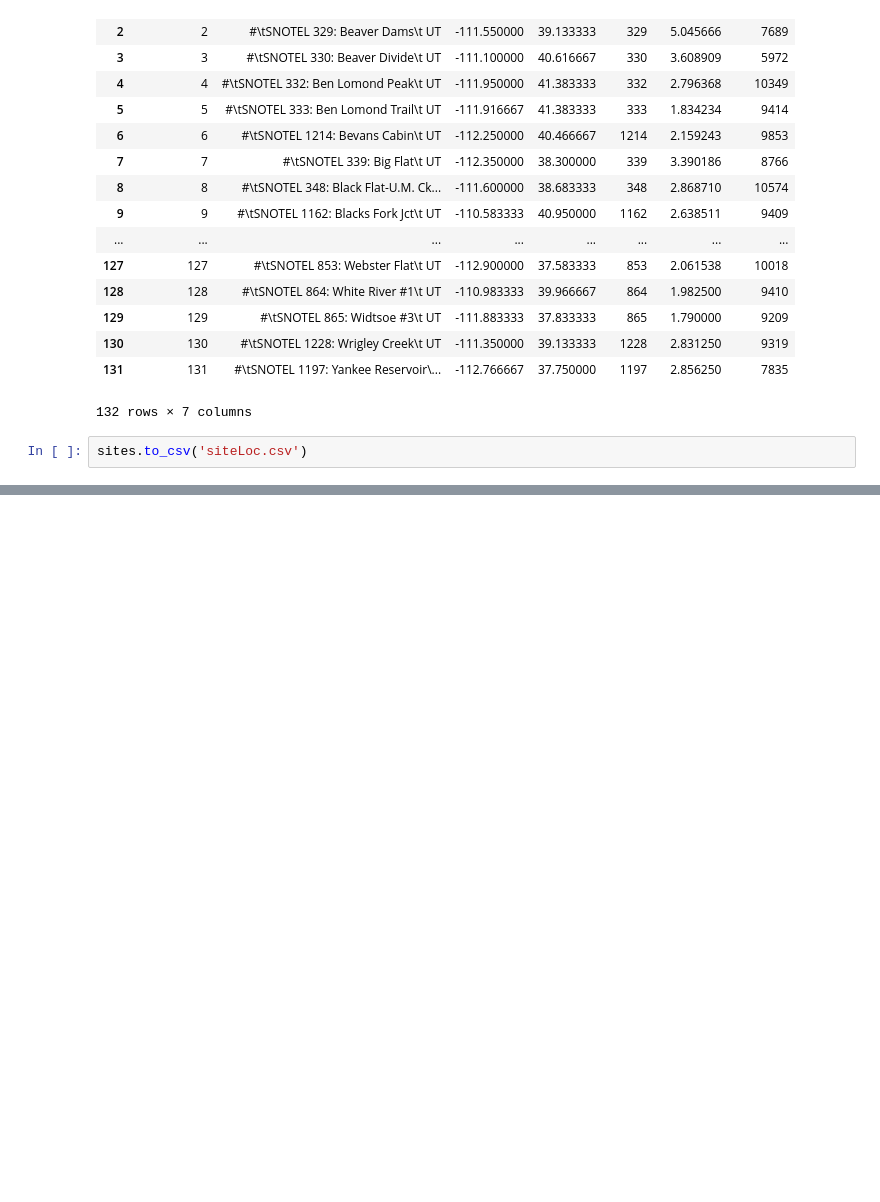
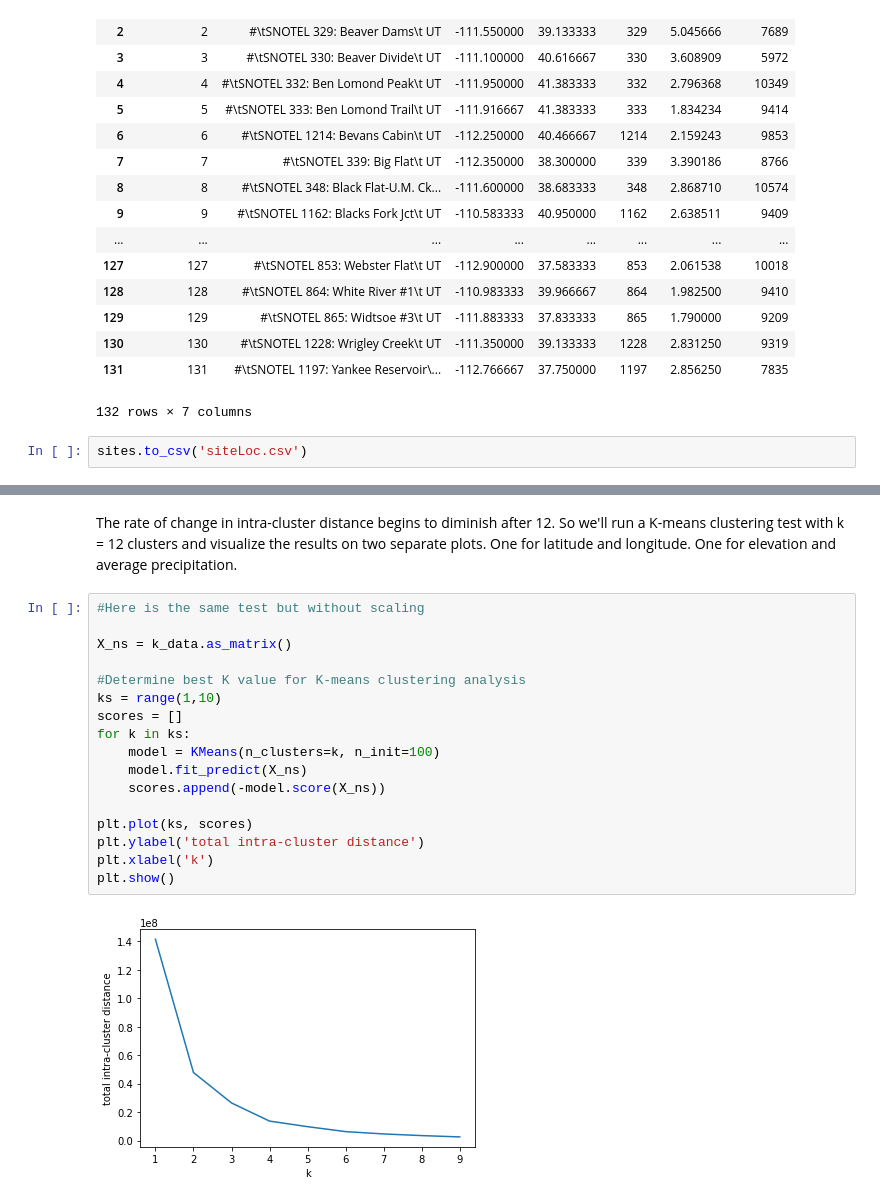
Before and after one commit to TravDraper/DS-Project, a Jupyter notebook: Snotel data project.ipynb, the cells around one changed output, grey strips where cells are left out. Saved outputs shown, nothing was run; the diff lists cells and outputs as text; blank space fills up the shorter version.

```diff
--- a/Snotel data project.ipynb
+++ b/Snotel data project.ipynb
@@ -669,0 +671,21 @@ Based on this plot, an optimal value for k would be 4.
+# %% [markdown]
+The rate of change in intra-cluster distance begins to diminish after 12. So we'll run a K-means clustering test with k = 12 clusters and visualize the results on two separate plots. One for latitude and longitude. One for elevation and average precipitation.
+# %%
+#Here is the same test but without scaling
+
+X_ns = k_data.as_matrix()
+
+#Determine best K value for K-means clustering analysis
+ks = range(1,10)
+scores = []
+for k in ks:
+    model = KMeans(n_clusters=k, n_init=100)
+    model.fit_predict(X_ns)
+    scores.append(-model.score(X_ns))
+
+plt.plot(ks, scores)
+plt.ylabel('total intra-cluster distance')
+plt.xlabel('k')
+plt.show()
+# %% [output]
+[figure, added]
```
Also changed, not shown: parts of 4 cells of this notebook.
